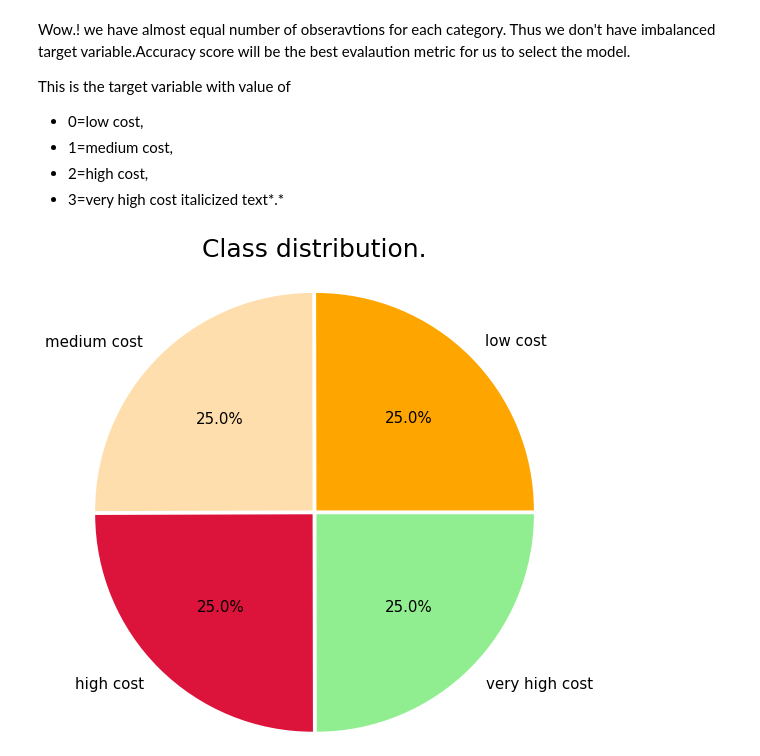
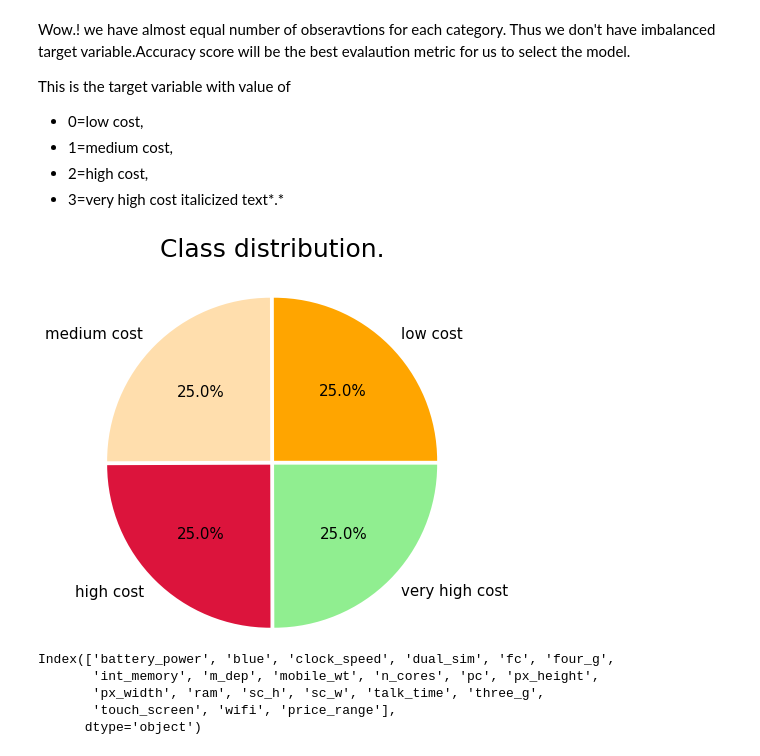
Before and after one commit to Sriharish19/Mobile_price_classification_ml_model, a Jupyter notebook: SH_Mobile_price_range_classification_ml.ipynb, the cells around one changed output. Drawn from its saved outputs; the diff is of its cells as text; code cells hidden in the pictures.

```diff
--- a/SH_Mobile_price_range_classification_ml.ipynb
+++ b/SH_Mobile_price_range_classification_ml.ipynb
@@ -251,12 +251,12 @@ This is the target variable with value of
 # %%
 import matplotlib.colors as mcolors
 # Plotting the pie chart
 plt.figure(figsize = (5,5))
 plt.pie(price_range_values , labels = ["low cost", "medium cost", "high cost", "very high cost"],
         explode = [0.025,0.025,0.025,0.025],
         colors = ['orange','navajowhite','crimson','lightgreen'],
-        radius = 2, textprops = {'fontsize': 15}, autopct = '%0.1f%%' )
-plt.title('Class distribution.', fontsize = 25, pad=120)
+        radius = 1.5, textprops = {'fontsize': 15}, autopct = '%0.1f%%' )
+plt.title('Class distribution.', fontsize = 25, pad=70)
 plt.show()
 # %% [output]
-[figure, old version]
+[figure, new version]
@@ -262,0 +265,8 @@ plt.show()
+# %%
+columns
+# %% [output]
+Index(['battery_power', 'blue', 'clock_speed', 'dual_sim', 'fc', 'four_g',
+       'int_memory', 'm_dep', 'mobile_wt', 'n_cores', 'pc', 'px_height',
+       'px_width', 'ram', 'sc_h', 'sc_w', 'talk_time', 'three_g',
+       'touch_screen', 'wifi', 'price_range'],
+      dtype='object')
```
Also changed, not shown: parts of 6 cells of this notebook.
